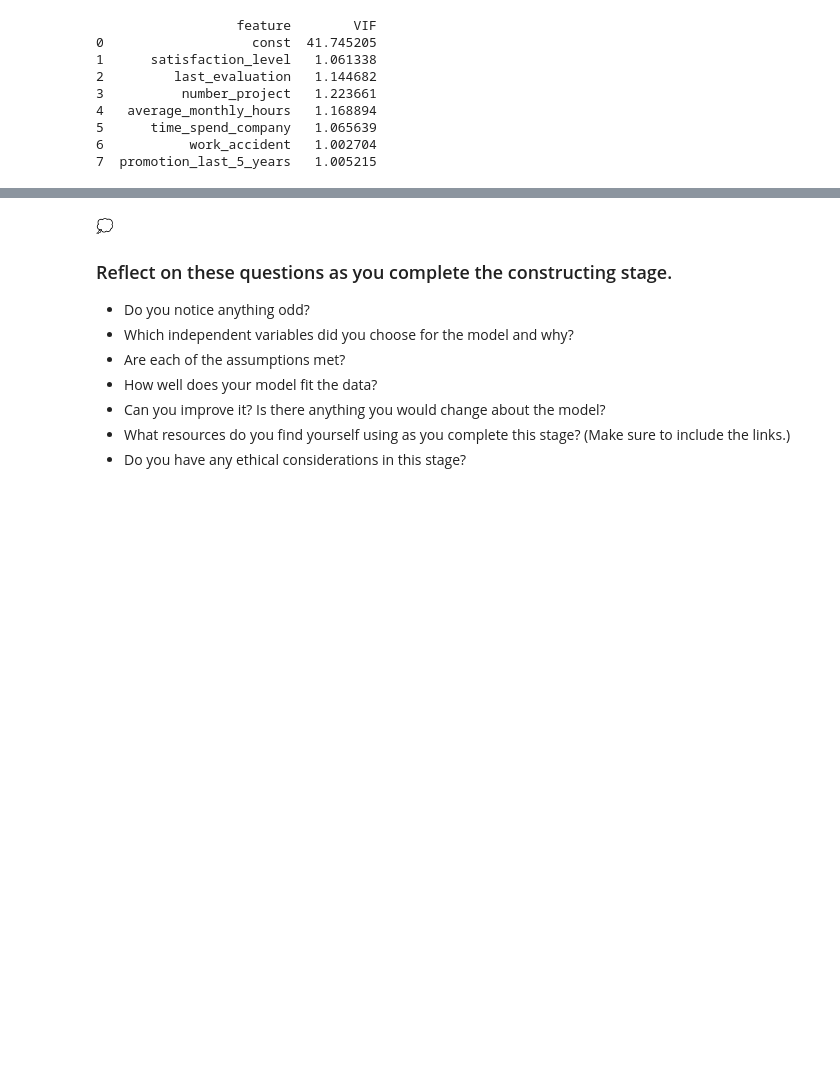
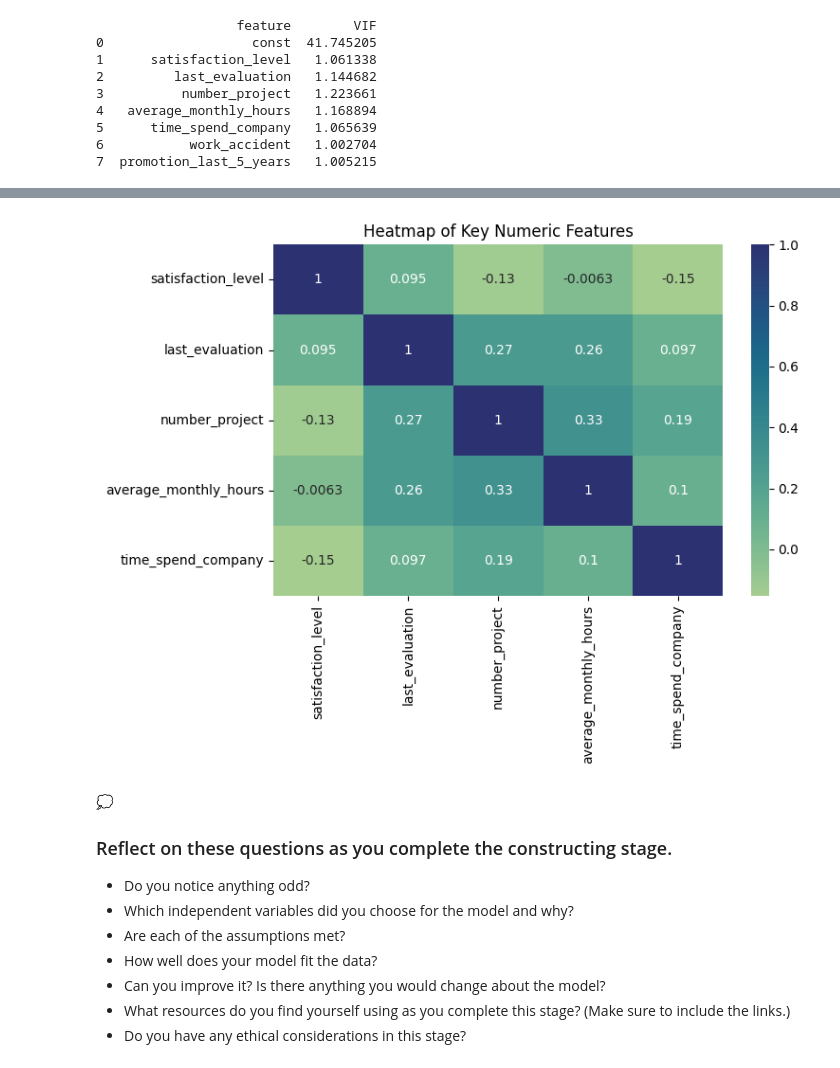
Before and after one commit to edilma/salifor, a Jupyter notebook: Activity_ Course 7 Salifort Motors project lab.ipynb, the cells around one changed output, grey strips where cells are left out. Cells and saved outputs as stored; diff of their text form; code cells hidden in the pictures; blank space fills up the shorter version.

```diff
--- a/Activity_ Course 7 Salifort Motors project lab.ipynb
+++ b/Activity_ Course 7 Salifort Motors project lab.ipynb
@@ -599,3 +599,29 @@ print(vif_data)
 5      time_spend_company   1.065639
 6           work_accident   1.002704
 7  promotion_last_5_years   1.005215
+# %%
+from sklearn.preprocessing import OneHotEncoder
+
+# Create a copy to avoid overwriting original
+df_encoded = df.copy()
+
+# Select categorical features
+categorical_features = ['salary', 'department']
+
+# Initialize OneHotEncoder
+encoder = OneHotEncoder(drop='first', sparse_output=False)
+
+# Fit and transform
+encoded_data = encoder.fit_transform(df_encoded[categorical_features])
+
+# Get column names
+encoded_cols = encoder.get_feature_names_out(categorical_features)
+
+# Create DataFrame with encoded columns
+encoded_df = pd.DataFrame(encoded_data, columns=encoded_cols, index=df_encoded.index)
+
+# Drop original categorical columns
+df_encoded.drop(columns=categorical_features, inplace=True)
+
+# Concatenate the encoded columns
+df_encoded = pd.concat([df_encoded, encoded_df], axis=1)
@@ -602,3 +718,17 @@ print(vif_data)
+# %%
+#create heat map - to compare with the exemplar
+
+plt.figure(figsize=(8, 6))
+sns.heatmap(
+    df_encoded[['satisfaction_level', 'last_evaluation', 'number_project', 'average_monthly_hours', 'time_spend_company']].corr(),
+    annot=True,
+    cmap="crest"
+)
+plt.title('Heatmap of Key Numeric Features')
+plt.tight_layout()
+plt.show()
+# %% [output]
+[figure, added]
 # %% [markdown]
 💭
 ### Reflect on these questions as you complete the constructing stage.
```
Also changed, not shown: parts of 11 cells of this notebook, 1 other file.
